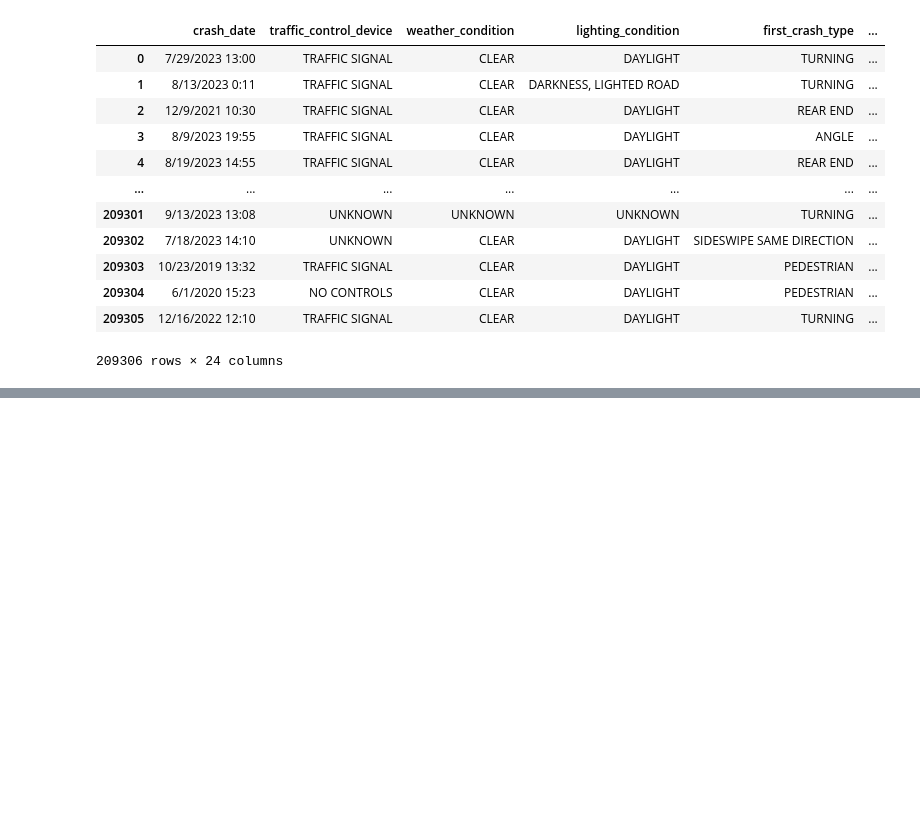
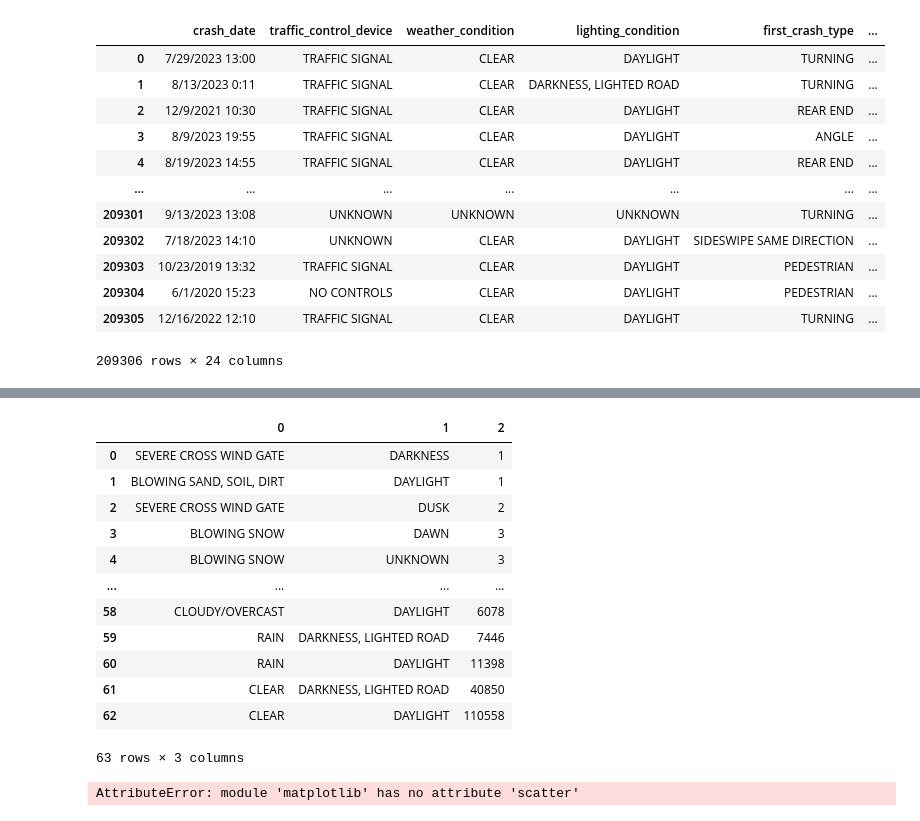
Before and after one commit to 31071997/City-Traffic-and-Accident-Pattern-Analysis, a Jupyter notebook: python/python.ipynb, the cells around one changed output, grey strips where cells are left out. Saved outputs shown, nothing was run; the diff lists cells and outputs as text; code cells hidden in the pictures; blank space fills up the shorter version.

```diff
--- a/python/python.ipynb
+++ b/python/python.ipynb
@@ -344,0 +438,39 @@ dtype: int64
+# %%
+import mysql.connector
+
+# Connect to the database
+conn = mysql.connector.connect(
+    host="localhost",       # Database host
+    user="root",            # Database username
+    password="", # Database password
+    database="city-traffic-and-accident-pattern-analysis"  # Database name
+)
+
+cursor = conn.cursor()
+
+# Run a query
+cursor.execute("SELECT weather_condition, lighting_condition, COUNT(*) as total_accidents FROM `traffic_accidents` GROUP BY weather_condition, lighting_condition ORDER by total_accidents ASC;")
+
+# Fetch results
+row = cursor.fetchall()
+dfAnn = pd.DataFrame(row)
+
+# Close connection
+cursor.close()
+conn.close()
+
+dfAnn
+# %% [output]
+|  | 0 | 1 | 2 |
+| 0 | SEVERE CROSS WIND GATE | DARKNESS | 1 |
+| 1 | BLOWING SAND, SOIL, DIRT | DAYLIGHT | 1 |
+| 2 | SEVERE CROSS WIND GATE | DUSK | 2 |
+| 3 | BLOWING SNOW | DAWN | 3 |
+| 4 | BLOWING SNOW | UNKNOWN | 3 |
+| ... | ... | ... | ... |
+| 58 | CLOUDY/OVERCAST | DAYLIGHT | 6078 |
+| 59 | RAIN | DARKNESS, LIGHTED ROAD | 7446 |
+| 60 | RAIN | DAYLIGHT | 11398 |
+| 61 | CLEAR | DARKNESS, LIGHTED ROAD | 40850 |
+| 62 | CLEAR | DAYLIGHT | 110558 |
+63 rows × 3 columns
@@ -344,0 +479,4 @@ dtype: int64
+# %%
+plt.scatter(dfAnn[0], dfAnn[2])
+# %% [output]
+AttributeError: module 'matplotlib' has no attribute 'scatter'
```
Also changed, not shown: parts of 5 cells of this notebook, 1 other file.
